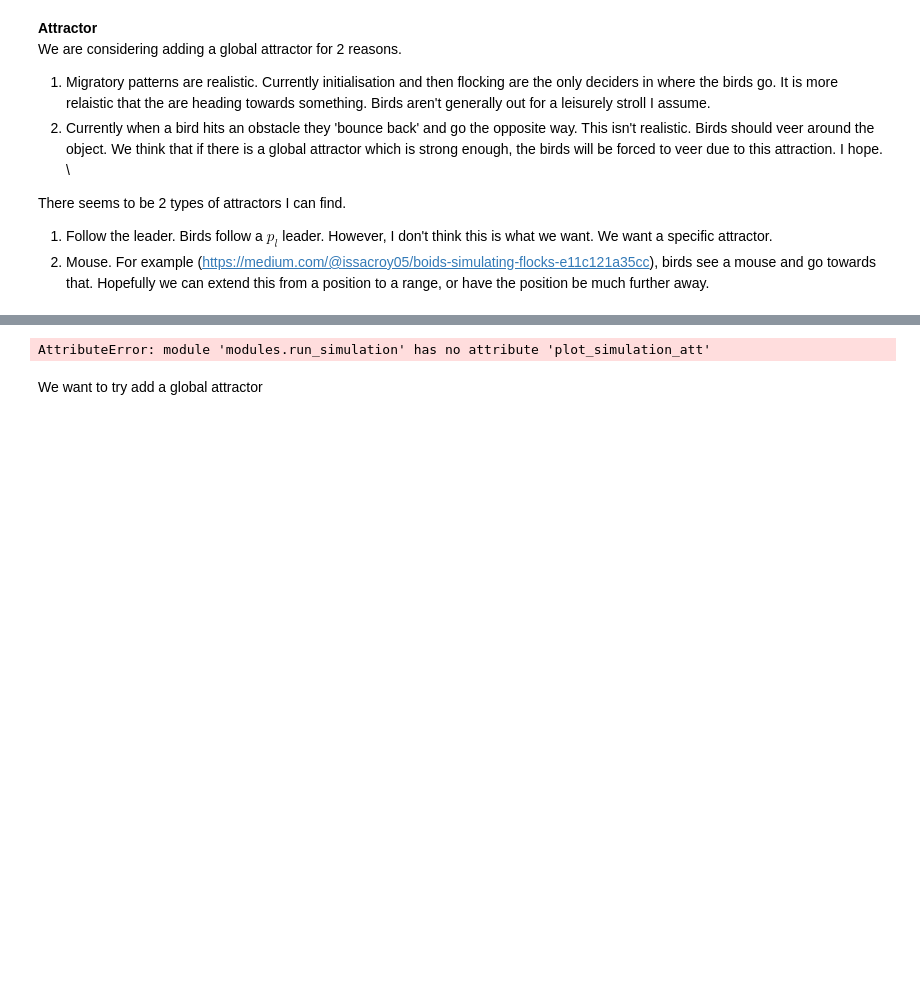
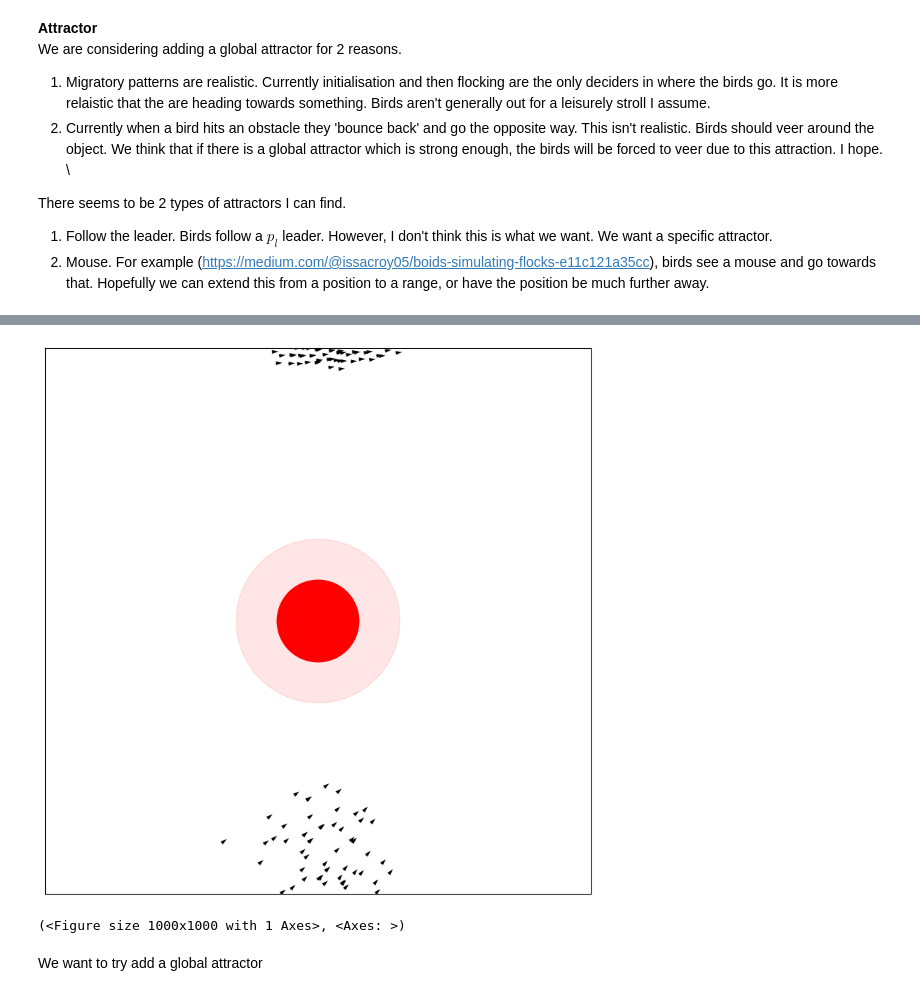
Before and after one commit to flossiedixon/Industrial-Project-2, a Jupyter notebook: colm-project2.ipynb, the cells around one changed output, grey strips where cells are left out. Saved outputs shown, nothing was run; the diff lists cells and outputs as text; code cells hidden in the pictures; blank space fills up the shorter version.

```diff
--- a/colm-project2.ipynb
+++ b/colm-project2.ipynb
@@ -27,10 +28,10 @@ There seems to be 2 types of attractors I can find.
 # %%
 # IDENTICAL to that in toy_problem.ipynb.
 # v0, eta, L, dt, Nt, N.
-model_params = [0.5, 0.6, 10, 0.2, 200, 100]
+model_params = [0.3, 0.6, 10, 0.2, 200, 100]
 
 # lam_c, lam_a, lam_m, lam_att, A, R.
-strength_params = [0.2, 0.8, 0.4, 0.1, 0.15, 1.25]
+strength_params = [0.2, 0.8, 0.4, 0.2, 0.15, 1.25]
 
 # Disclaimer: we can.
 # run_simulation.plot_simulation(model_params, strength_params)
@@ -39,7 +52,8 @@ obstacle_params = [1, 5, 5, 1.5]
 # %%
 
-run_simulation.plot_simulation_att(model_params, strength_params, obstacle_params, [11, 11])
+run_simulation.plot_simulation_att(model_params, strength_params, obstacle_params, [15, 11])
 # %% [output]
+[figure, added]
-AttributeError: module 'modules.run_simulation' has no attribute 'plot_simulation_att'
+(<Figure size 1000x1000 with 1 Axes>, <Axes: >)
 # %% [markdown]
 We want to try add a global attractor
```
Also changed, not shown: parts of 2 cells of this notebook, 5 other files.
